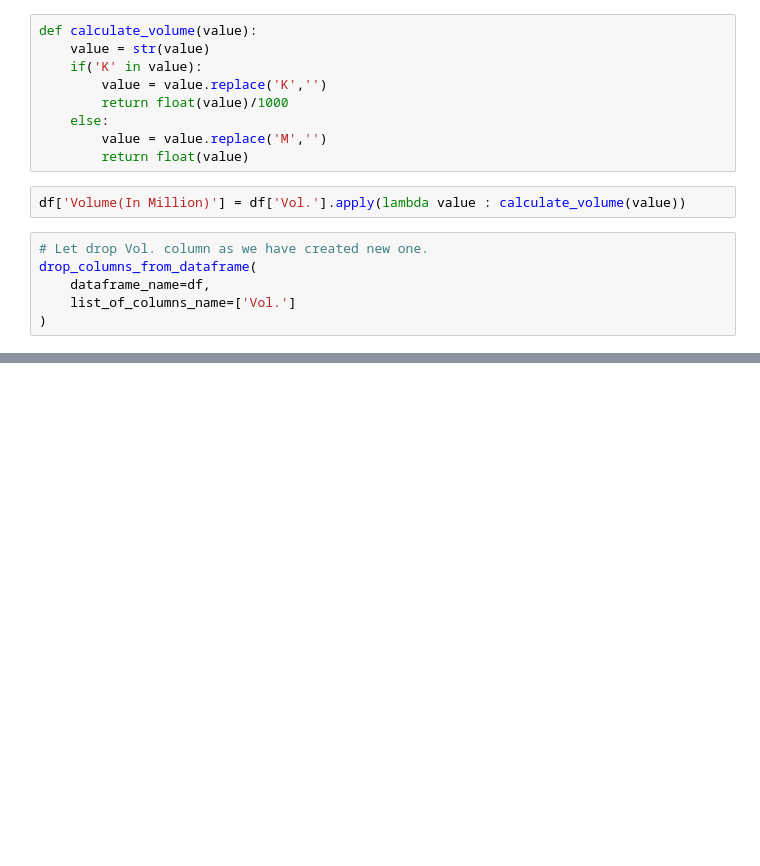
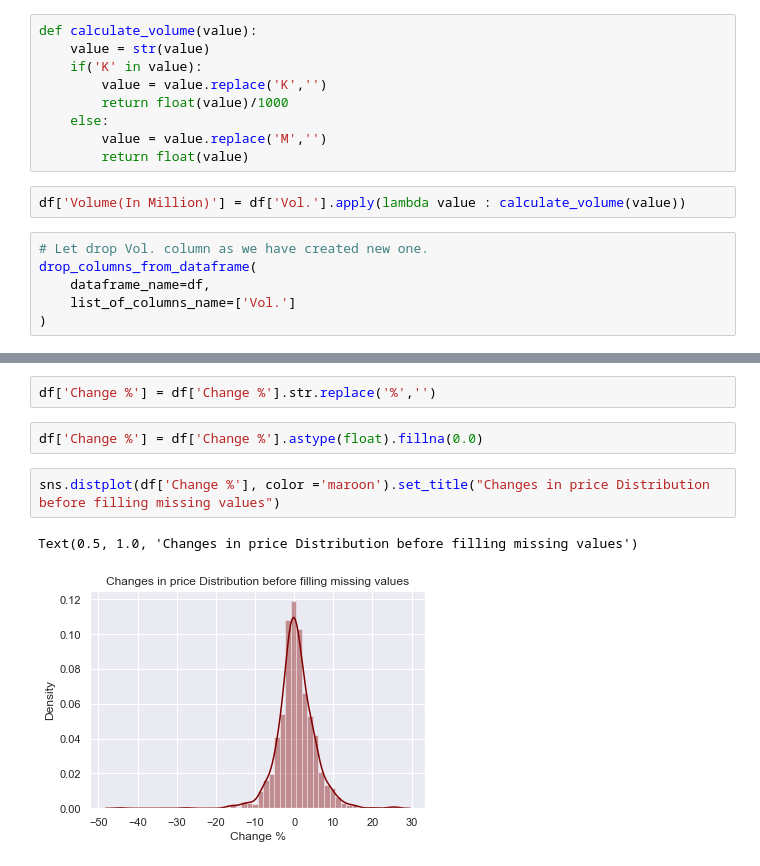
Before and after one commit to darshakpranpariya/MARKETPIRATE, a Jupyter notebook: Assignment 1.ipynb, the cells around one changed output, grey strips where cells are left out. Saved outputs shown, nothing was run; the diff lists cells and outputs as text; blank space fills up the shorter version.

```diff
--- a/Assignment 1.ipynb
+++ b/Assignment 1.ipynb
@@ -606,0 +620,9 @@ drop_columns_from_dataframe(
+# %%
+df['Change %'] = df['Change %'].str.replace('%','')
+# %%
+df['Change %'] = df['Change %'].astype(float).fillna(0.0)
+# %%
+sns.distplot(df['Change %'], color ='maroon').set_title("Changes in price Distribution before filling missing values")
+# %% [output]
+Text(0.5, 1.0, 'Changes in price Distribution before filling missing values')
+[figure, added]
```
Also changed, not shown: parts of 26 cells of this notebook.
